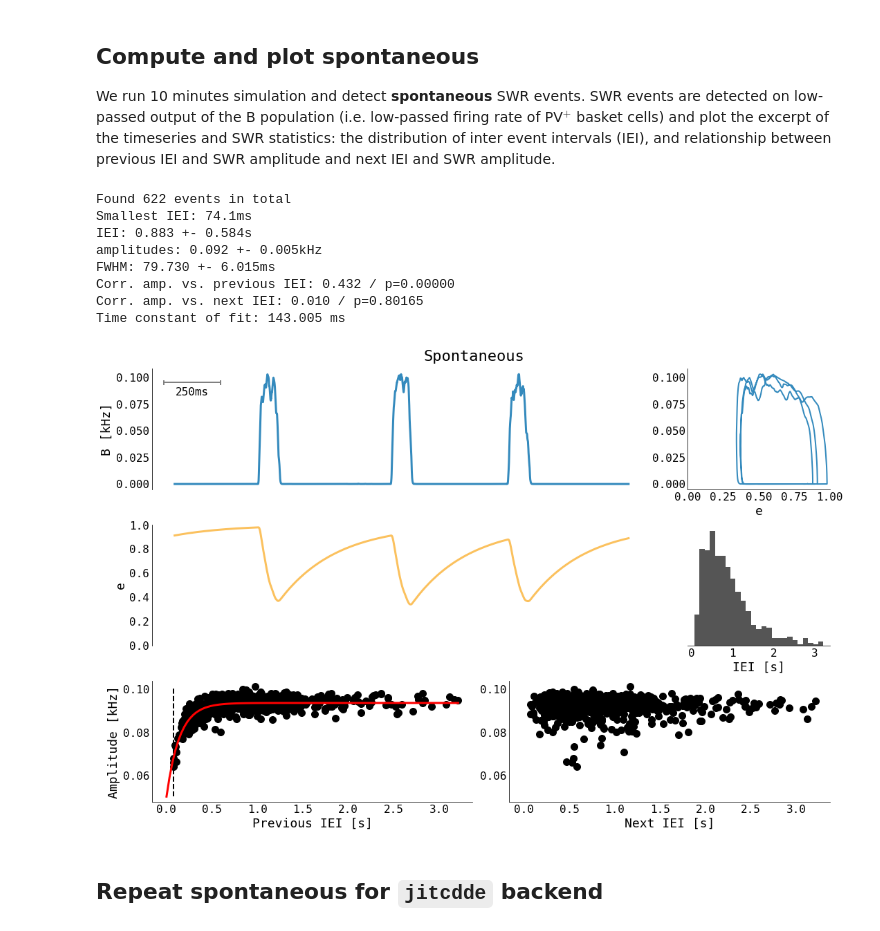
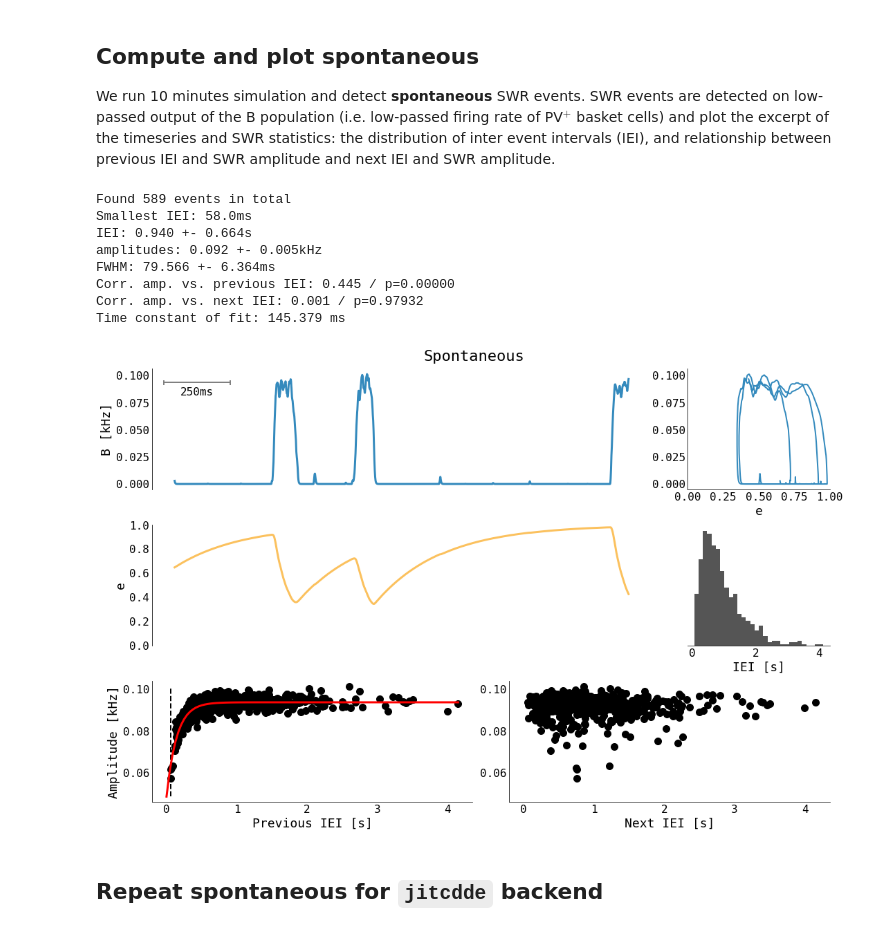
Before and after one commit to jajcayn/re_hippocampal_model, a Jupyter notebook: fig6-spontaneous_vs_evoked_SWR_properties.ipynb, the cells around one changed output. Saved outputs shown, nothing was run; the diff lists cells and outputs as text; code cells hidden in the pictures.

```diff
--- a/fig6-spontaneous_vs_evoked_SWR_properties.ipynb
+++ b/fig6-spontaneous_vs_evoked_SWR_properties.ipynb
@@ -28,30 +28,30 @@ plt.style.use("default_light")
 - `fit_func`: exponential function used for fitting the relationship of SWR amplitude and previous inter event interval
 # %%
 DT = 0.05
-SAMPLING_DT = 0.1
+SAMPLING_DT = 0.5
 HIGH_FILT_THRESH = 10.0  # Hz
 PEAK_HEIGHT = 0.045  # kHz
 PEAK_DIST = 100.0  # ms
 
 
 def simulate_hc_spontaneous(duration=60, backend="numba"):
-    hc = HippocampalCA3Node(aswr_mass_type="variable_depression")
+    hc = HippocampalCA3Node(constant_depression=False)
     m = MultiModel.init_node(hc)
     m.model_instance.initial_state = np.array([0.0001, 0.003, 0.012, 0.649])
     m.params["backend"] = backend
     m.params["duration"] = duration * 1e3
     m.params["dt"] = DT
     m.params["sampling_dt"] = SAMPLING_DT
-    pyr_inp, pv_inp, aswr_inp = m.model_instance.noise_input
-    if backend == "numba":
-        noise_input = np.hstack(
-            [
-                noise.as_array(duration * 1e3, DT)
-                for noise in [pyr_inp, pv_inp, aswr_inp]
-            ]
-        ).T
-        assert noise_input.shape[0] == 3
-    m.run(noise_input=noise_input)
+    # pyr_inp, pv_inp, aswr_inp = m.model_instance.noise_input
+    # if backend == "numba":
+    #     noise_input = np.hstack(
+    #         [
+    #             noise.as_array(duration * 1e3, DT)
+    #             for noise in [pyr_inp, pv_inp, aswr_inp]
+    #         ]
+    #     ).T
+    #     assert noise_input.shape[0] == 3
+    m.run()
     return m.xr()
 
 
@@ -62,7 +62,7 @@ def simulate_hc_evoked(
     pulse_period=2000.0,
     backend="numba",
 ):
-    hc = HippocampalCA3Node(aswr_mass_type="variable_depression")
+    hc = HippocampalCA3Node(constant_depression=False)
     m = MultiModel.init_node(hc)
     m.model_instance.initial_state = np.array([0.0001, 0.003, 0.012, 0.649])
     m.params["backend"] = backend
@@ -91,14 +91,8 @@ def simulate_hc_evoked(
         )
     elif backend == "jitcdde":
         raise NotImplementedError
-        # noise_input = join(
-        #     [
-        #         noise.as_cubic_splines(duration, SAMPLING_DT)
-        #         for noise in [pyr_inp, pv_inp, aswr_inp]
-        #     ]
-        # )
     m.run(noise_input=noise_input)
-    return m.xr(), stim_time_idx
+    return m.xr(), stim_time_idx, noise_input
 
 
 def find_stim_starts(stim_ts, threshold, stim_length):
@@ -162,7 +156,7 @@ res = res.sel({"time": slice(mid_point - 1.0, mid_point + 1.0)})
 plt.figure(figsize=(15, 10))
 gs = gridspec.GridSpec(3, 4)
 cols = ["C1", "C4"]
-fields = ["r_mean_INH", "e_aSWR"]
+fields = ["r_mean_INH", "e_SynDep"]
 ylabels = ["B [kHz]", "e"]
 
 for i in range(2):
@@ -186,7 +180,7 @@ for i in range(2):
 # phase plane B-e
 ax = plt.subplot(gs[0, -1])
 ax.plot(
-    res.sel({"output": "e_aSWR"}).T, res.sel({"output": "r_mean_INH"}).T, color=cols[0]
+    res.sel({"output": "e_SynDep"}).T, res.sel({"output": "r_mean_INH"}).T, color=cols[0]
 )
 ax.set_xlim([0, 1])
 ax.set_xlabel("e")
@@ -194,7 +188,7 @@ sns.despine(ax=ax)
 
 # IEI
 ax = plt.subplot(gs[1, -1])
-ax.hist(iei, bins=25, fc="#555555")
+ax.hist(iei, bins=30, fc="#555555")
 sns.despine(ax=ax, left=True)
 ax.set_yticks([])
 ax.set_xlabel("IEI [s]")
@@ -214,41 +208,41 @@ ax.plot(fit_iei, amps_fit, color="red", linewidth=3)
 ax.vlines(iei.min(), amps_fit.min(), amps.max(), linestyles="--", color="k")
 ax.set_xlabel("Previous IEI [s]")
 ax.set_ylabel("Amplitude [kHz]")
 sns.despine(ax=ax)
 fit_xlim = ax.get_xlim()
 
 ax = plt.subplot(gs[2, 2:], sharey=ax, sharex=ax)
 ax.plot(iei, amps[:-1], "o", color="k")
 ax.set_xlabel("Next IEI [s]")
 sns.despine(ax=ax)
 ax.set_xlim(fit_xlim)
 
 plt.suptitle("Spontaneous")
 plt.tight_layout()
 
 plt.savefig("../figs/rate_spontaneous_SWR.pdf", transparent=True, bbox_inches="tight")
 
 print(f"Found {len(peaks)} events in total")
 print(f"Smallest IEI: {iei.min()*1e3:.1f}ms")
 print(f"IEI: {np.mean(iei):.3f} +- {np.std(iei):.3f}s")
 print(f"amplitudes: {np.mean(amps):.3f} +- {np.std(amps):.3f}kHz")
 fwhms *= SAMPLING_DT
 print(f"FWHM: {np.mean(fwhms):.3f} +- {np.std(fwhms):.3f}ms")
 corr = pearsonr(iei, amps[1:])
 print(f"Corr. amp. vs. previous IEI: {corr[0]:.3f} / p={corr[1]:.5f}")
 corr = pearsonr(iei, amps[:-1])
 print(f"Corr. amp. vs. next IEI: {corr[0]:.3f} / p={corr[1]:.5f}")
 print(f"Time constant of fit: {1e3/fit_params[1]:.3f} ms")
 # %% [output]
-Found 622 events in total
-Smallest IEI: 74.1ms
-IEI: 0.883 +- 0.584s
+Found 589 events in total
+Smallest IEI: 58.0ms
+IEI: 0.940 +- 0.664s
 amplitudes: 0.092 +- 0.005kHz
-FWHM: 79.730 +- 6.015ms
-Corr. amp. vs. previous IEI: 0.432 / p=0.00000
-Corr. amp. vs. next IEI: 0.010 / p=0.80165
-Time constant of fit: 143.005 ms
+FWHM: 79.566 +- 6.364ms
+Corr. amp. vs. previous IEI: 0.445 / p=0.00000
+Corr. amp. vs. next IEI: 0.001 / p=0.97932
+Time constant of fit: 145.379 ms
-[figure, old version]
+[figure, new version]
 # %% [markdown]
 ## Repeat spontaneous for `jitcdde` backend
 # %%
```
Also changed, not shown: parts of 2 cells of this notebook.
